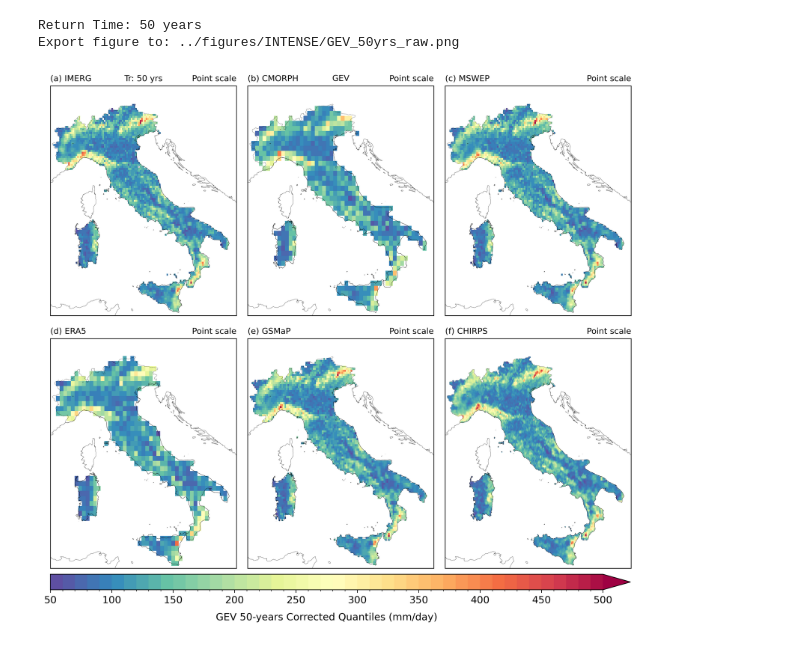
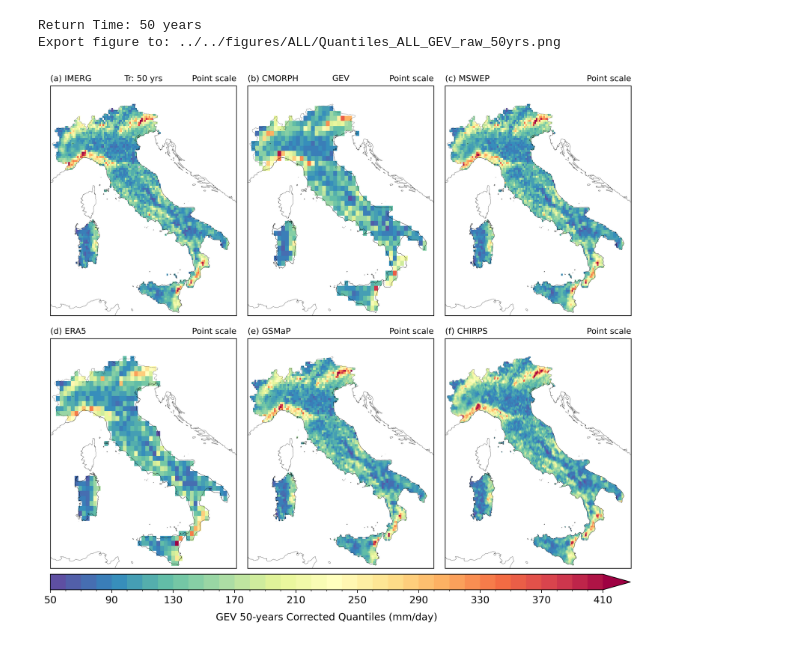
Before and after one commit to TeamExtremes/MEVD-downscaling, a Jupyter notebook: jupyter/Bias_correction/II_GEV_MEV.ipynb, the cells around one changed output. Saved outputs shown, nothing was run; the diff lists cells and outputs as text; code cells hidden in the pictures.

```diff
--- a/jupyter/Bias_correction/II_GEV_MEV.ipynb
+++ b/jupyter/Bias_correction/II_GEV_MEV.ipynb
@@ -50,7 +50,7 @@ GEV_CH = DATA.GEVs.values
 pos = 3
 print(f'Return Time: {Tr[pos]} years')
 
-Mev_levels = np.arange(50, 510, 10)
+Mev_levels = np.arange(50, 420, 10)
 fonttitle = 10
 
 Mev_cmap = plt.cm.Spectral_r
@@ -98,37 +98,37 @@ a1 = axes[5].pcolormesh(lon2d_CH, lat2d_CH, GEV_CH[pos,:,:], cmap=Mev_cmap, norm
 # cbar = plt.colorbar(a1, ax=axes[5], fraction=0.056, pad=0.04)
 # cbar.ax.tick_params(labelsize=6)
 
 axes[0].set_title('(a) IMERG', fontsize=fonttitle, loc='left')
 axes[0].set_title(f'Tr: {Tr[pos]} yrs', fontsize=fonttitle, loc='center')
 axes[0].set_title(f'Point scale', fontsize=fonttitle, loc='right')
 axes[1].set_title('(b) CMORPH', fontsize=fonttitle, loc='left')
 axes[1].set_title(f'GEV', fontsize=fonttitle, loc='center')
 axes[1].set_title(f'Point scale', fontsize=fonttitle, loc='right')
 axes[2].set_title('(c) MSWEP', fontsize=fonttitle, loc='left')
 axes[2].set_title(f'Point scale', fontsize=fonttitle, loc='right')
 axes[3].set_title('(d) ERA5', fontsize=fonttitle, loc='left')
 axes[3].set_title(f'Point scale', fontsize=fonttitle, loc='right')
 axes[4].set_title('(e) GSMaP', fontsize=fonttitle, loc='left')
 axes[4].set_title(f'Point scale', fontsize=fonttitle, loc='right')
 axes[5].set_title('(f) CHIRPS', fontsize=fonttitle, loc='left')
 axes[5].set_title(f'Point scale', fontsize=fonttitle, loc='right')
 
 cbar_ax = fig.add_axes([0.057, 0.01, 0.885, 0.029]) # Horizontal
 cbar = fig.colorbar(a1, cax=cbar_ax, orientation='horizontal')
 cbar.ax.tick_params(labelsize=12)
 cbar.set_label(f"GEV {Tr[pos]}-years Corrected Quantiles (mm/day)", fontsize=12, labelpad=9)
 
 # ===========================================================================================================================================================================
 # ===========================================================================================================================================================================
 plt.subplots_adjust(left=0.05, bottom=0.05, right=0.95, top=0.95, wspace=0.01, hspace=0.1)
 
-salida = os.path.join('..','figures','INTENSE',f'GEV_{Tr[pos]}yrs_raw.png')
+salida = os.path.join('..','..','figures','ALL',f'Quantiles_ALL_GEV_raw_{Tr[pos]}yrs.png')
 print(f'Export figure to: {salida}')
-# plt.savefig(salida,transparent = False,bbox_inches ='tight',pad_inches = 0.1, facecolor=None)
+plt.savefig(salida,transparent = False,bbox_inches ='tight',pad_inches = 0.1, facecolor=None)
 # %% [output]
 Return Time: 50 years
-Export figure to: ../figures/INTENSE/GEV_50yrs_raw.png
+Export figure to: ../../figures/ALL/Quantiles_ALL_GEV_raw_50yrs.png
-[figure, old version]
+[figure, new version]
 # %%
 DATA = xr.open_dataset(os.path.join(MEV_dir,'ITALY_DOWN_IMERG_1dy_2002_2023_npix_2_thr_1_acf_mar_genetic_pearson.nc'))
 lon2d_IM, lat2d_IM = np.meshgrid(DATA.lon, DATA.lat)
```
Also changed, not shown: parts of 1 cell of this notebook, 10 other files.
